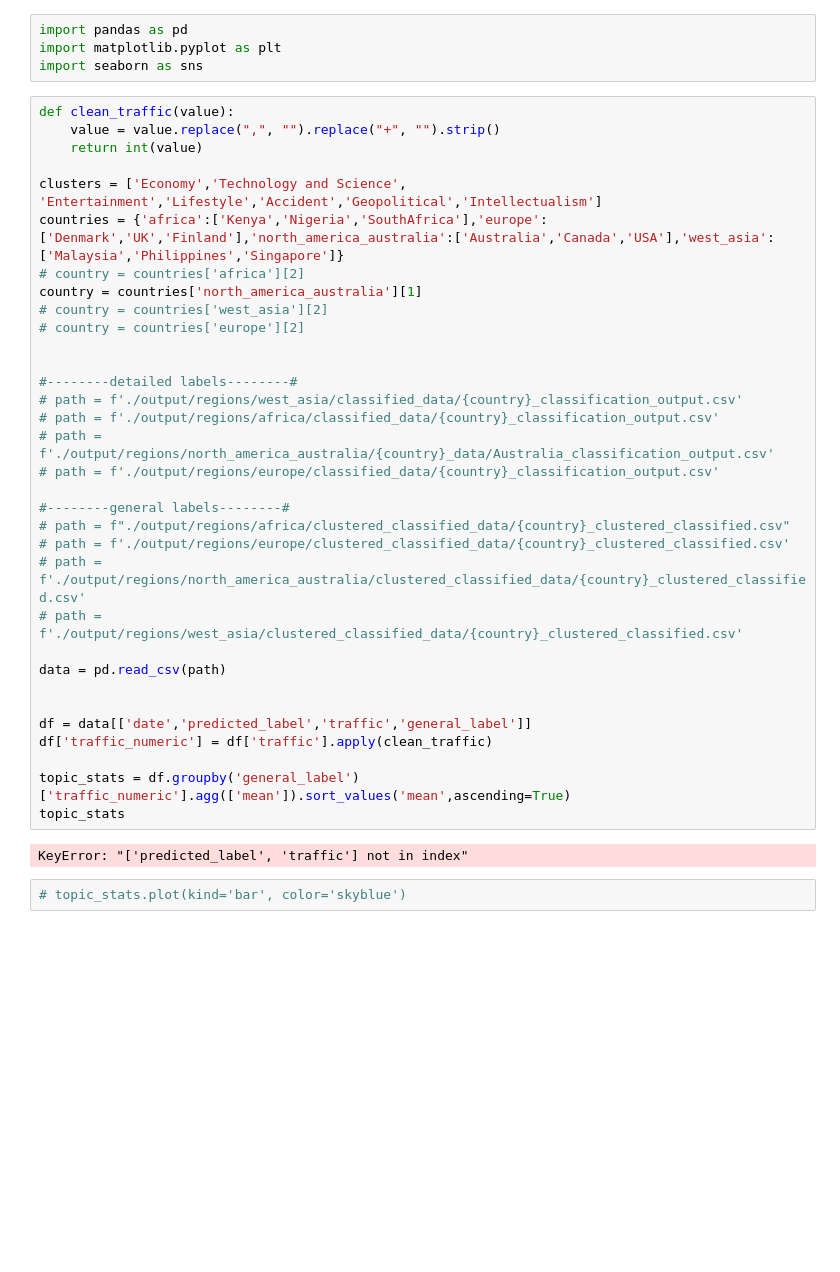
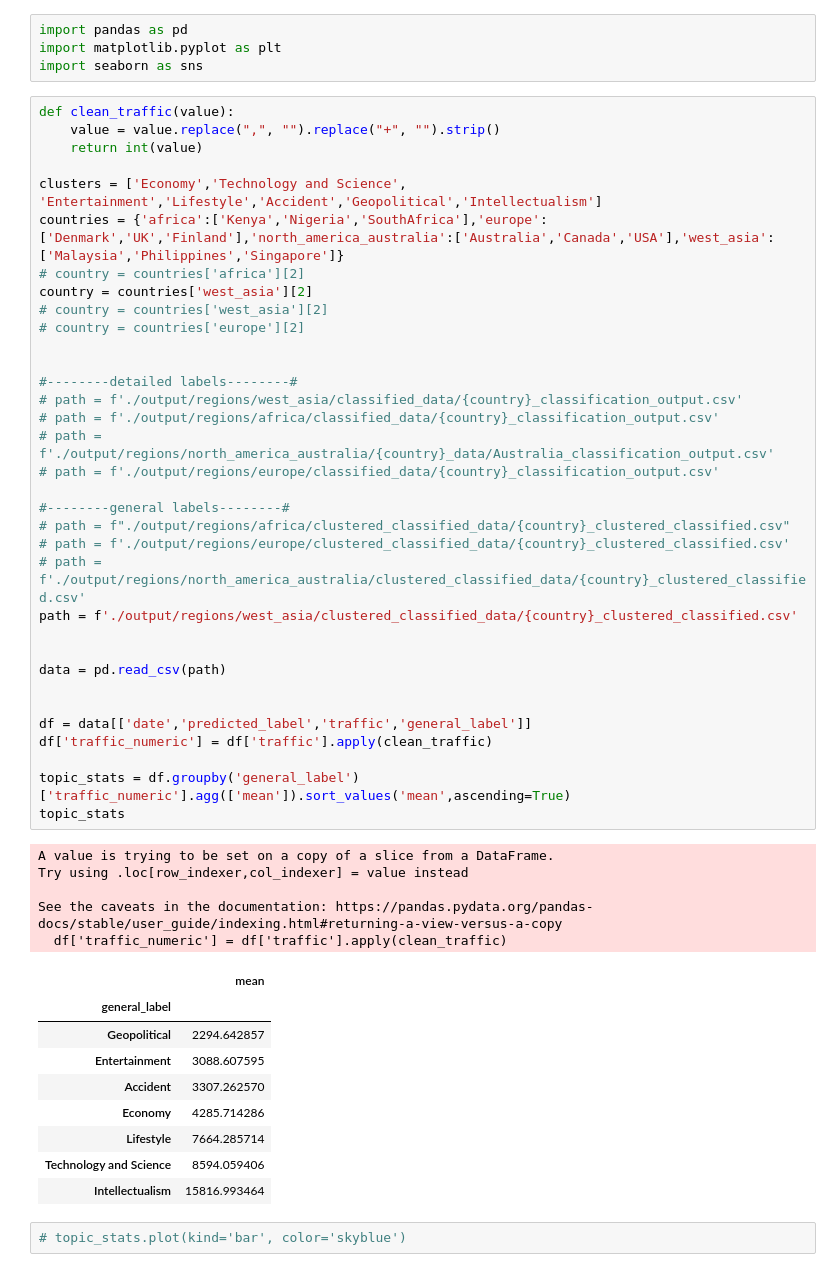
Before and after one commit to MohamedAlkurdi/Trends_prediction_model, a Jupyter notebook: Classification/classification_output_vis.ipynb, the cells around one changed output. Cells and saved outputs as stored; diff of their text form; blank space fills up the shorter version.

```diff
--- a/Classification/classification_output_vis.ipynb
+++ b/Classification/classification_output_vis.ipynb
@@ -7,36 +7,50 @@ def clean_traffic(value):
     value = value.replace(",", "").replace("+", "").strip()
     return int(value)
 
 clusters = ['Economy','Technology and Science', 'Entertainment','Lifestyle','Accident','Geopolitical','Intellectualism']
 countries = {'africa':['Kenya','Nigeria','SouthAfrica'],'europe':['Denmark','UK','Finland'],'north_america_australia':['Australia','Canada','USA'],'west_asia':['Malaysia','Philippines','Singapore']}
 # country = countries['africa'][2]
-country = countries['north_america_australia'][1]
+country = countries['west_asia'][2]
 # country = countries['west_asia'][2]
 # country = countries['europe'][2]
 
 
 #--------detailed labels--------#
 # path = f'./output/regions/west_asia/classified_data/{country}_classification_output.csv'
 # path = f'./output/regions/africa/classified_data/{country}_classification_output.csv'
 # path = f'./output/regions/north_america_australia/{country}_data/Australia_classification_output.csv'
 # path = f'./output/regions/europe/classified_data/{country}_classification_output.csv'
 
 #--------general labels--------#
 # path = f"./output/regions/africa/clustered_classified_data/{country}_clustered_classified.csv"
 # path = f'./output/regions/europe/clustered_classified_data/{country}_clustered_classified.csv'
 # path = f'./output/regions/north_america_australia/clustered_classified_data/{country}_clustered_classified.csv'
-# path = f'./output/regions/west_asia/clustered_classified_data/{country}_clustered_classified.csv'
+path = f'./output/regions/west_asia/clustered_classified_data/{country}_clustered_classified.csv'
+
 
 data = pd.read_csv(path)
 
 
 df = data[['date','predicted_label','traffic','general_label']]
 df['traffic_numeric'] = df['traffic'].apply(clean_traffic)
 
 topic_stats = df.groupby('general_label')['traffic_numeric'].agg(['mean']).sort_values('mean',ascending=True)
 topic_stats
 # %% [output]
-KeyError: "['predicted_label', 'traffic'] not in index"
+A value is trying to be set on a copy of a slice from a DataFrame.
+Try using .loc[row_indexer,col_indexer] = value instead
+
+See the caveats in the documentation: https://pandas.pydata.org/pandas-docs/stable/user_guide/indexing.html#returning-a-view-versus-a-copy
+  df['traffic_numeric'] = df['traffic'].apply(clean_traffic)
+|  | mean |
+| general_label |  |
+| Geopolitical | 2294.642857 |
+| Entertainment | 3088.607595 |
+| Accident | 3307.262570 |
+| Economy | 4285.714286 |
+| Lifestyle | 7664.285714 |
+| Technology and Science | 8594.059406 |
+| Intellectualism | 15816.993464 |
 # %%
 # topic_stats.plot(kind='bar', color='skyblue')
 # %%
```
Also changed, not shown: parts of 4 cells of this notebook, 18 other files.
